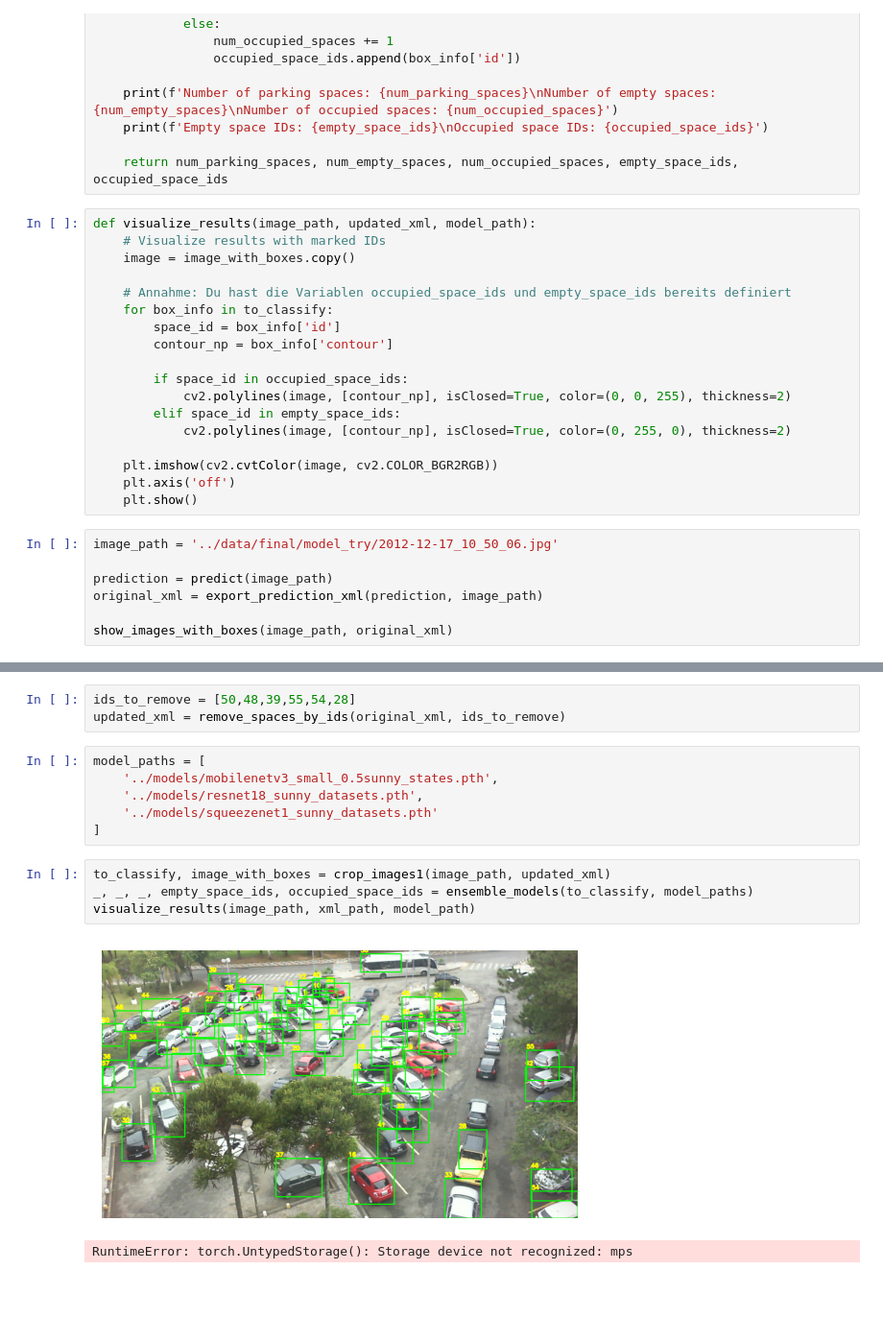
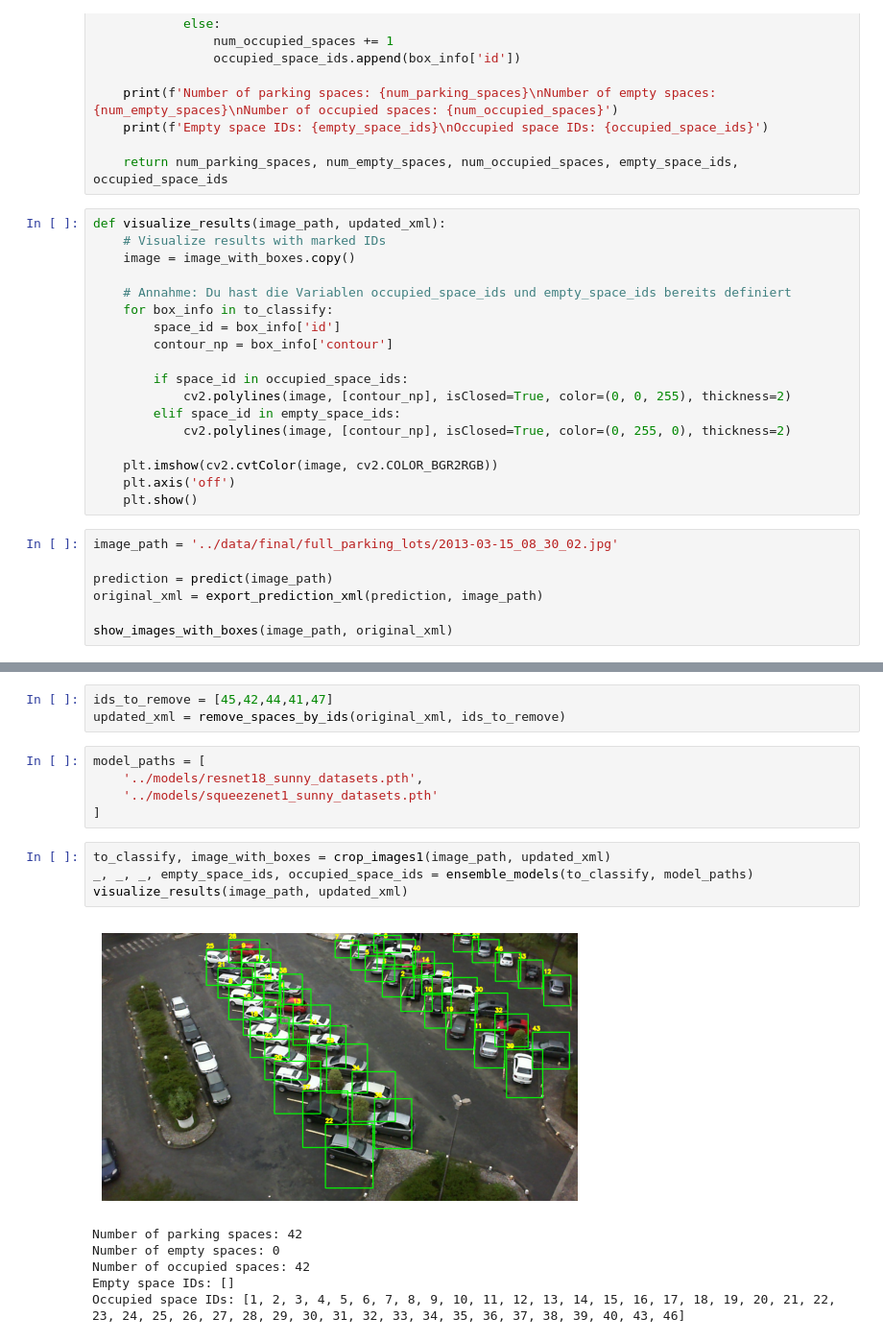
Before and after one commit to maxivmn/pklot, a Jupyter notebook: notebooks/data_extraction_from_model.ipynb, the cells around one changed output, grey strips where cells are left out. Shown at 96% size. Drawn from its saved outputs; the diff is of its cells as text; blank space fills up the shorter version.

```diff
--- a/notebooks/data_extraction_from_model.ipynb
+++ b/notebooks/data_extraction_from_model.ipynb
@@ -343,7 +381,7 @@ def ensemble_models(to_classify, model_paths):
 
     return num_parking_spaces, num_empty_spaces, num_occupied_spaces, empty_space_ids, occupied_space_ids
 # %%
-def visualize_results(image_path, updated_xml, model_path):
+def visualize_results(image_path, updated_xml):
     # Visualize results with marked IDs
     image = image_with_boxes.copy()
 
@@ -361,7 +399,7 @@ def visualize_results(image_path, updated_xml, model_path):
     plt.axis('off')
     plt.show()
 # %%
-image_path = '../data/final/model_try/2012-12-17_10_50_06.jpg'
+image_path = '../data/final/full_parking_lots/2013-03-15_08_30_02.jpg'
 
 prediction = predict(image_path)
 original_xml = export_prediction_xml(prediction, image_path)
@@ -374,16 +412,19 @@ Speed: 3.0ms preprocess, 272.6ms inference, 2.0ms postprocess per image at shape
 # %%
-ids_to_remove = [50,48,39,55,54,28]
+ids_to_remove = [45,42,44,41,47]
 updated_xml = remove_spaces_by_ids(original_xml, ids_to_remove)
 # %%
 model_paths = [
-    '../models/mobilenetv3_small_0.5sunny_states.pth',
     '../models/resnet18_sunny_datasets.pth',
     '../models/squeezenet1_sunny_datasets.pth'
 ]
 # %%
 to_classify, image_with_boxes = crop_images1(image_path, updated_xml)
 _, _, _, empty_space_ids, occupied_space_ids = ensemble_models(to_classify, model_paths)
-visualize_results(image_path, xml_path, model_path)
+visualize_results(image_path, updated_xml)
 # %% [output]
-[figure, old version]
+[figure, new version]
-RuntimeError: torch.UntypedStorage(): Storage device not recognized: mps
+Number of parking spaces: 42
+Number of empty spaces: 0
+Number of occupied spaces: 42
+Empty space IDs: []
+Occupied space IDs: [1, 2, 3, 4, 5, 6, 7, 8, 9, 10, 11, 12, 13, 14, 15, 16, 17, 18, 19, 20, 21, 22, 23, 24, 25, 26, 27, 28, 29, 30, 31, 32, 33, 34, 35, 36, 37, 38, 39, 40, 43, 46]
```
Also changed, not shown: parts of 8 cells of this notebook.
